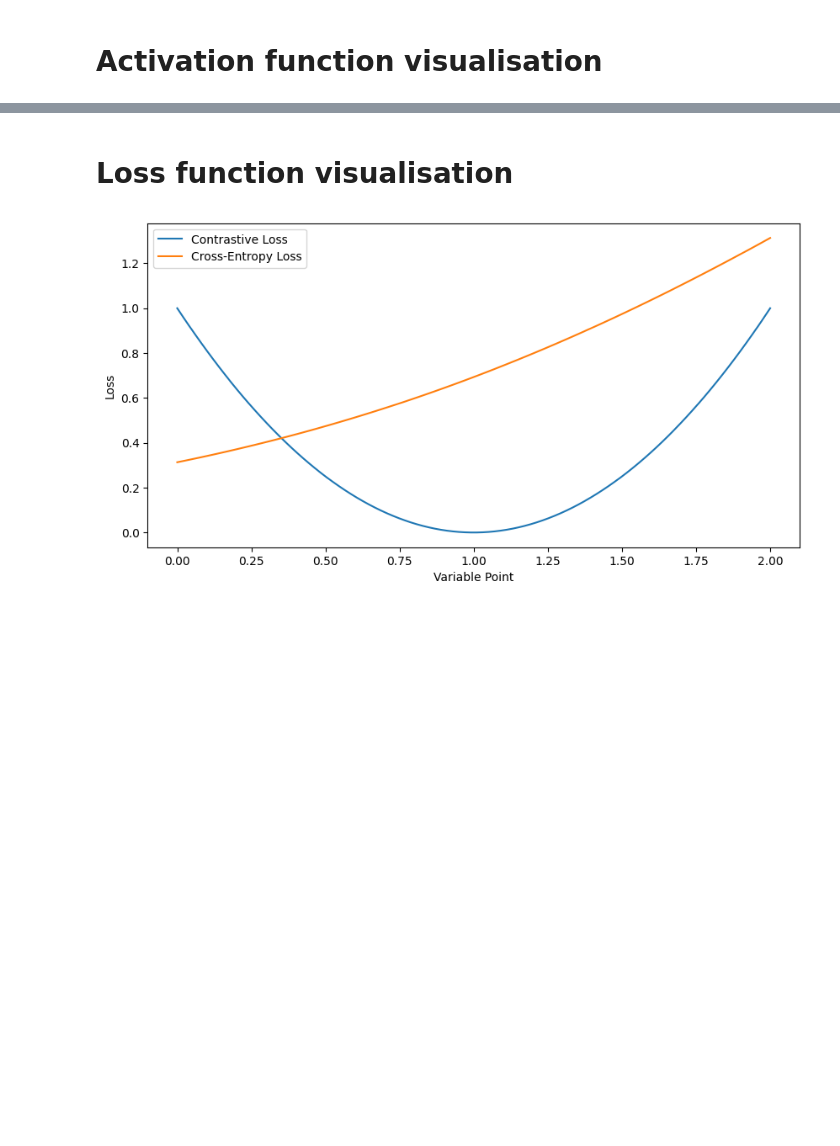
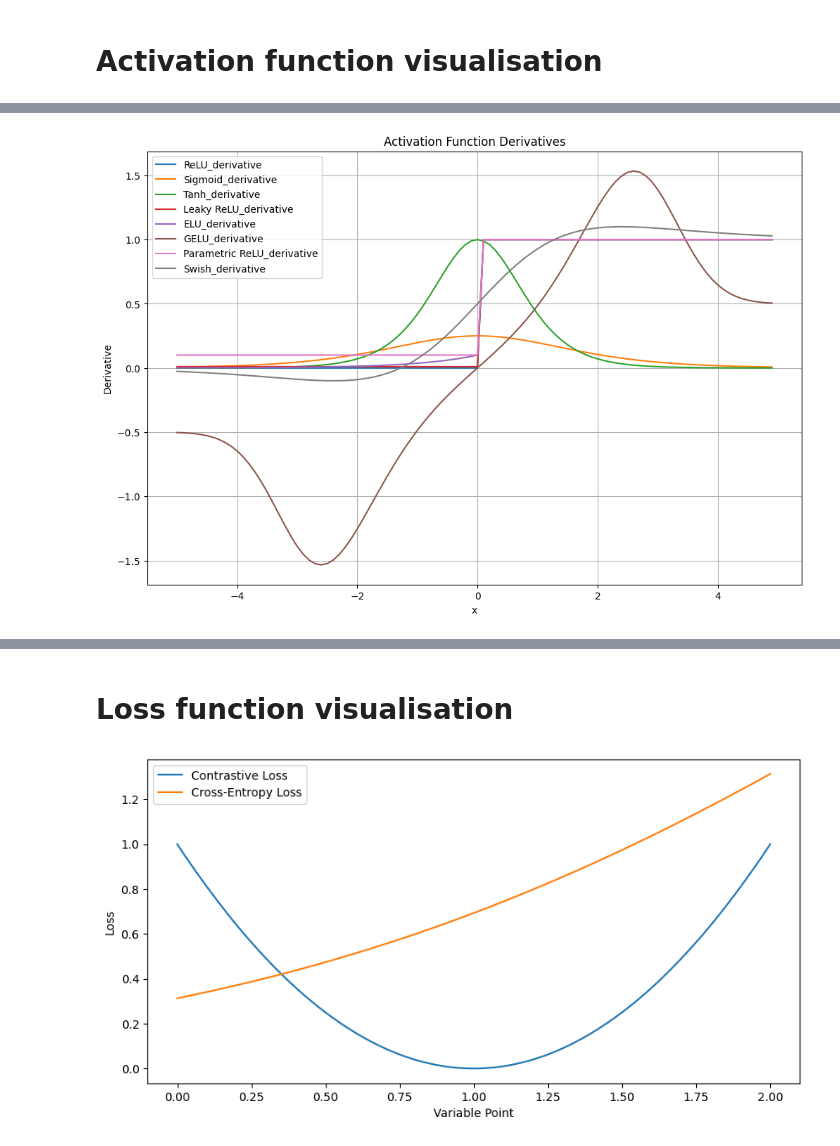
Before and after one commit to Yvnminc/Deep-Neural-Network-Components-Analysis, a Jupyter notebook: visualisations.ipynb, the cells around one changed output, grey strips where cells are left out. Cells and saved outputs as stored; diff of their text form; code cells hidden in the pictures; blank space fills up the shorter version.

```diff
--- a/visualisations.ipynb
+++ b/visualisations.ipynb
@@ -70,0 +80,78 @@ plt.show()
+# %%
+import numpy as np
+import matplotlib.pyplot as plt
+
+def relu_derivative(x):
+    return np.where(x > 0, 1, 0)
+
+def leaky_relu_derivative(x, alpha = 0.01):
+    return np.where(x > 0, 1, alpha)
+
+def sigmoid(x):
+    return 1 / (1 + np.exp(-x))
+
+def sigmoid_derivative(x):
+    s = sigmoid(x)
+    return s * (1 - s)
+
+def tanh_derivative(x):
+    return 1 - np.tanh(x) ** 2
+
+def gelu(x):
+    return 0.5 * x * (1 + np.tanh(np.sqrt(2 / np.pi) * (x + 0.044715 * x ** 3)))
+
+def gelu_derivative(x):
+    return (0.5 * np.tanh(0.0356774 * x * (x ** 2 + 1)) +
+            (0.0535161 * x ** 2 + 0.398942) * x * (1 - np.tanh(0.0356774 * x * (x ** 2 + 1)) ** 2))
+
+def elu_derivative(x, alpha = 0.1):
+    return np.where(x > 0, 1, alpha * np.exp(x))
+
+def prelu_derivative(x, alpha = 0.1):
+    return np.where(x > 0, 1, alpha)
+
+def swish_derivative(x, beta = 1.0):
+    s = sigmoid(beta * x)
+    return s + beta * x * s * (1 - s)
+
+# 创建一个从 -5 到 5 的等差数列，步长为 0.1
+x = np.arange(-5, 5, 0.1)
+
+activation_functions = {
+    'ReLU_derivative': relu_derivative,
+    'Sigmoid_derivative': sigmoid_derivative,
+    'Tanh_derivative': tanh_derivative,
+    'Leaky ReLU_derivative': leaky_relu_derivative,
+    'ELU_derivative': elu_derivative,
+    'GELU_derivative': gelu_derivative,
+    'Parametric ReLU_derivative': prelu_derivative,
+    'Swish_derivative': swish_derivative
+}
+
+# Ensure the 'visual_outputs' directory exists
+if not os.path.exists('visual_outputs'):
+    os.makedirs('visual_outputs')
+
+# Create individual plots
+for name, func in activation_functions.items():
+    plt.figure()
+    plt.plot(x, func(x))
+    plt.xlabel('x')
+    plt.ylabel('f(x)')
+    plt.title(name)
+    plt.savefig(f'visual_outputs/{name}.png')
+    plt.close()
+
+# Create combined plot
+plt.figure(figsize=(12, 8))
+for name, func in activation_functions.items():
+    plt.plot(x, func(x), label=name)
+
+plt.xlabel("x")
+plt.ylabel("Derivative")
+plt.title("Activation Function Derivatives")
+plt.legend()
+plt.grid(True)
+plt.show()
+# %% [output]
+[figure, added]
```
Also changed, not shown: parts of 3 cells of this notebook, 13 other files.
